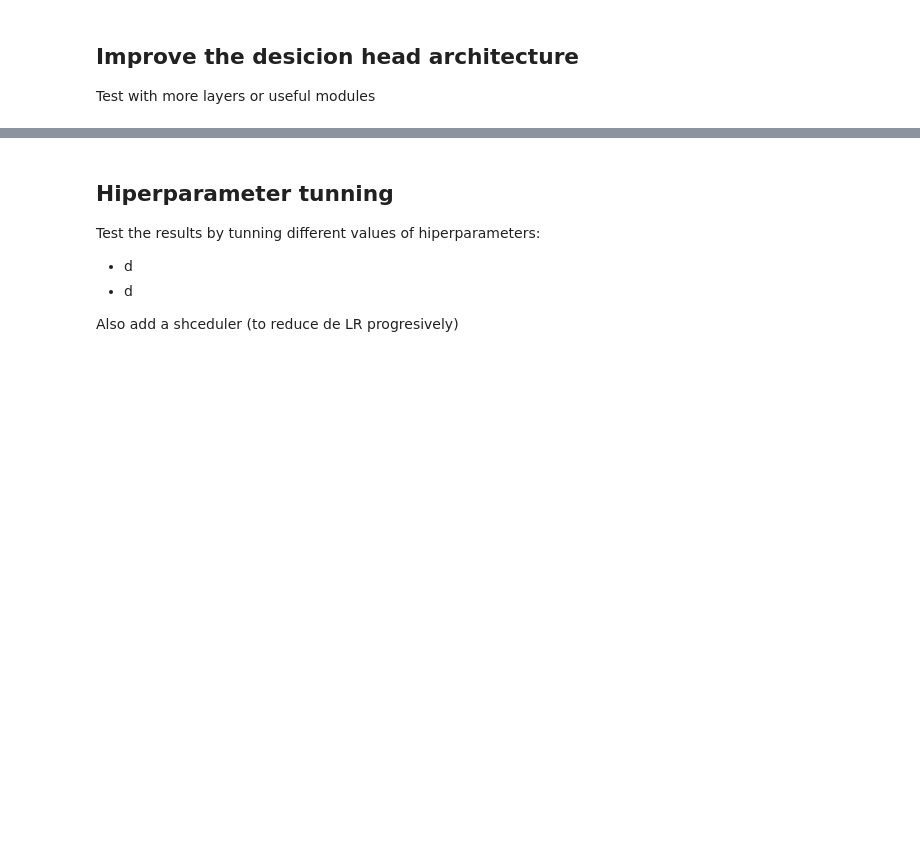
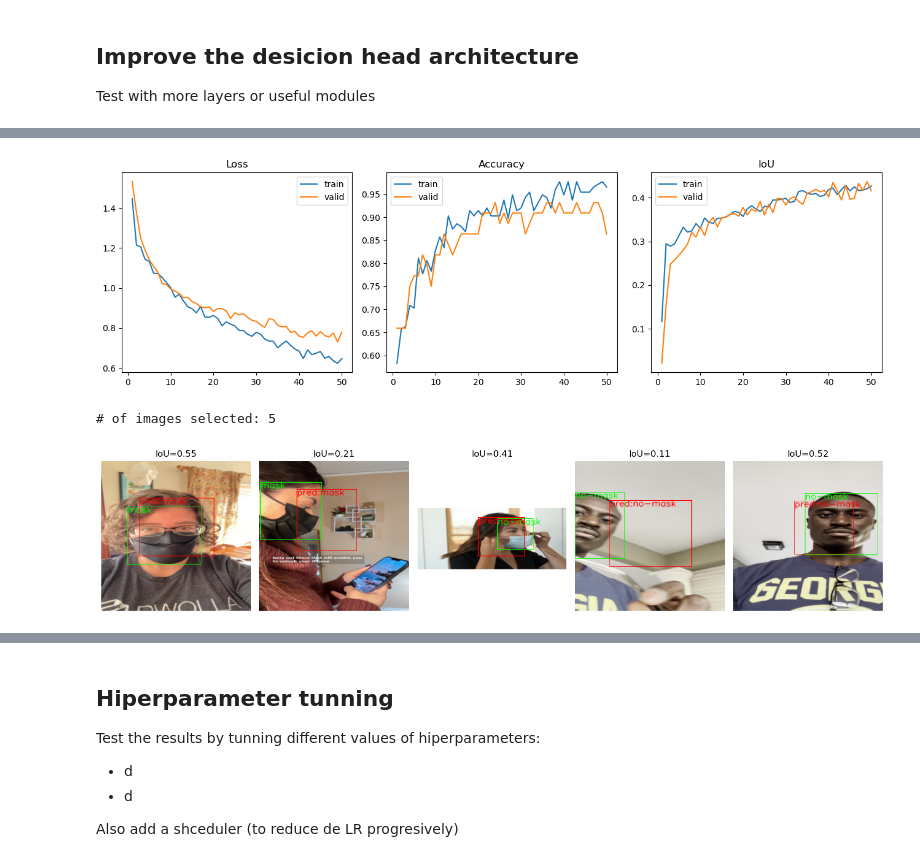
Before and after one commit to JhonattanReales21/Kaggle_CNN_competition_ML4_MIAA, a Jupyter notebook: notebooks/cnn_personalized.ipynb, the cells around one changed output, grey strips where cells are left out. Saved outputs shown, nothing was run; the diff lists cells and outputs as text; code cells hidden in the pictures; blank space fills up the shorter version.

Commit message:
Improve two head decision classes

```diff
--- a/notebooks/cnn_personalized.ipynb
+++ b/notebooks/cnn_personalized.ipynb
@@ -558,15 +563,18 @@ Test with more layers or useful modules
 # %%
-# Lite backbone - Smaller and faster
-backbone_simple = liteBackbone(base_ch=16, out_dim=128, dropout=0.5)
-cnn_arch_2 = TwoHeadNetVOC(backbone=backbone_simple, feat_dim=128, dropout=0.3).to(
-    DEVICE
-)
+# Robust backbone and improved decision head
+feat_dim = 256
+backbone = RobustBackbone(base_ch=16, out_dim=feat_dim, dropout=0.5, g_pool=5)
+cnn_arch_4 = RobustTwoHeadNetVOC(
+    backbone=backbone, feat_dim=feat_dim, dropout=0.25, g_pool_bbox=int(feat_dim / 2)
+).to(DEVICE)
 
 # Optimizer and accuracy metric instantiate inside the Trainer class
 
-# Define the configuration dictionary - same as base configuration
-cfg2 = cfg
-cfg2.cnn_name = "cnn_simple"
+# Define the configuration dictionary - almost the same as base configuration
+cfg4 = cfg
+cfg4.es_patience = 8  # reduce patience
+cfg4.cnn_name = "cnn_all_robust"
+cfg4.monitor = "val_iou"
 
 # Model summary
-summary(cnn_arch_2, (3, cfg2.img_size, cfg2.img_size))
+summary(cnn_arch_4, (3, cfg4.img_size, cfg4.img_size))
@@ -573,15 +599,15 @@ summary(cnn_arch_2, (3, cfg2.img_size, cfg2.img_size))
 # %%
 # Instantiate the trainer - same datasets
 model = Trainer_base(
-    cnn_arch_2,
+    cnn_arch_4,
     train_dataset=train_dataset,
     valid_dataset=valid_dataset,
-    cfg=cfg2,
+    cfg=cfg4,
     device=DEVICE,
 )
 
 # Start the training
-history_model_cnn_lite = model.fit()
+history_model_cnn_head_robust = model.fit()
 
 # Sanity check
 print(f"\n{'-'*10}\nSanity check on a batch of validation data:")
@@ -589,27 +636,31 @@ sanity_check_batch(model)
 # %%
 # Plot the training history
-plot_history(history_model_cnn_lite, figsize=(13, 4))
+plot_history(history_model_cnn_head_robust, figsize=(13, 4))
 
 
 # Show an inference example by loading the best model and visualizing some predictions
 # on random validation images
 
-checkpoint_path = os.path.join(OUTPUT_DIR, "cnn_simple", "best_monitor_model.pt")
+checkpoint_path = os.path.join(OUTPUT_DIR, "cnn_all_robust", "best_monitor_model.pt")
 annotations_dict = {"origin": "closed", "thickness": 1, "font_scale": 0.5}
 
 visualize_predictions(
-    model_class=cnn_arch_2,  # your network class
+    model_class=cnn_arch_4,  # your network class
     checkpoint_path=checkpoint_path,  # path to the .pt file
     norm_mean=mean_train_images,  # mean for normalization (R, G, B)
     norm_std=std_train_images,  # std for normalization (R, G, B)
     valid_dataset=valid_dataset,  # validation Dataset
     figsize=(15, 5),  # figure size
     annotations_dict=annotations_dict,  # annotations dictionary
     n_images=5,  # number of images to display
     n_cols=5,  # number of columns in the grid
     threshold=0.5,  # classification threshold (optional)
     device=DEVICE,  # or "cpu" if you don’t have a GPU
 )
+# %% [output]
+[figure, added]
+# of images selected: 5
+[figure, added]
 # %%
 # Free up memory
 del model
```
Also changed, not shown: parts of 9 cells of this notebook, 2 other files.
